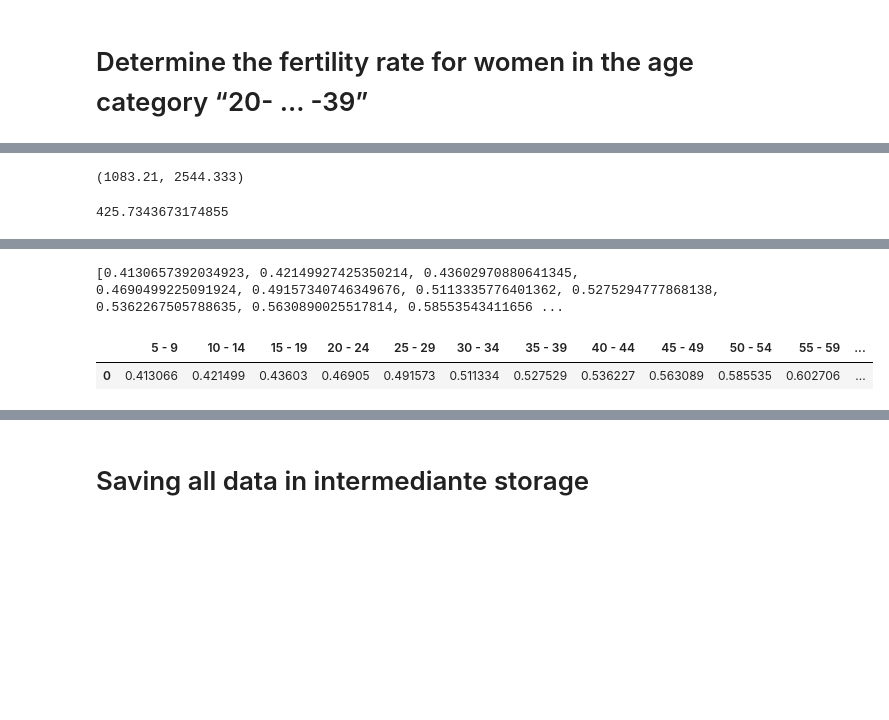
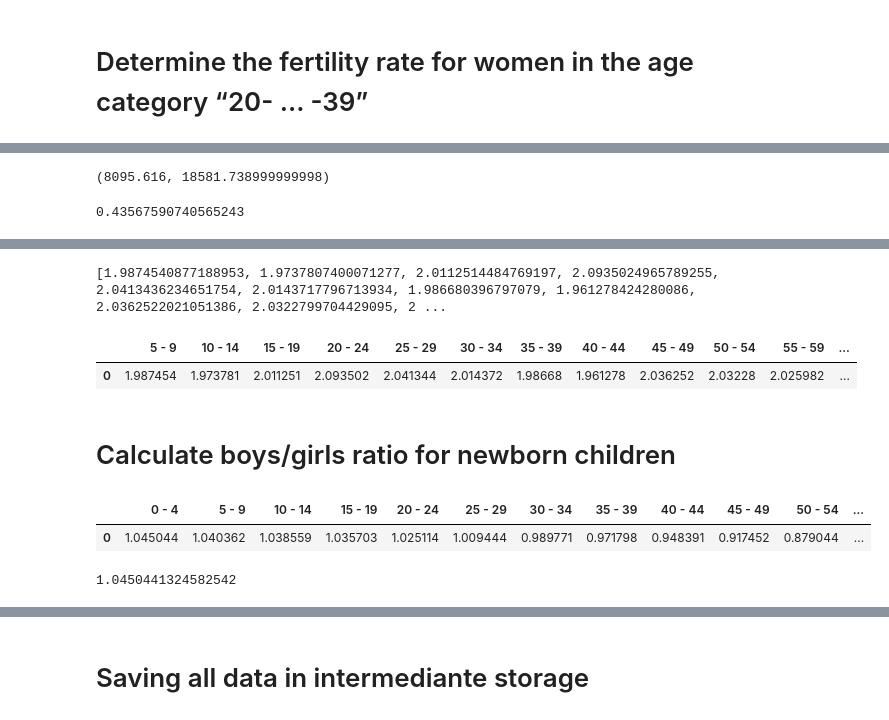
Before and after one commit to bogya345/DiscModel_labs, a Jupyter notebook: lab1.ipynb, the cells around one changed output, grey strips where cells are left out. Drawn from its saved outputs; the diff is of its cells as text; code cells hidden in the pictures; blank space fills up the shorter version.

```diff
--- a/lab1.ipynb
+++ b/lab1.ipynb
@@ -100,0 +174,3 @@ r1
+# %%
+dfem = d[ d.Sex=='f' ]
+dfem
@@ -216,18 +235,23 @@ d2
 def fertility(amount_births, amount_women):
     return ( amount_births / amount_women ) #* 1e3
 # %%
-amount_births = d2[ (d2['Reference_date']==2010) ]['0 - 4'].sum()
-amount_women = ( d2[ (d2['Reference_date']==2010) & (d2['Sex']=='f') ][['20 - 24','25 - 29','30 - 34','35 - 39']].sum() ).sum()
+# amount_births = d2[ (d2['Reference_date']==2010) ]['0 - 4'].sum()
+# amount_women = ( d2[ (d2['Reference_date']==2010) & (d2['Sex']=='f') ][['20 - 24','25 - 29','30 - 34','35 - 39']].sum() ).sum()
+
+amount_births = d['0 - 4'].sum()
+# amount_women = ( d[ (d['Sex']=='f') ][['20 - 24','25 - 29','30 - 34','35 - 39']].sum() ).sum()
+amount_women = ( dfem[['20 - 24','25 - 29','30 - 34','35 - 39']].sum() ).sum()
 
 amount_births, amount_women
 # %% [output]
-(1083.21, 2544.333)
+(8095.616, 18581.738999999998)
 # %%
-fertility(amount_births, amount_women)
+coef_fertility = fertility(amount_births, amount_women)
+coef_fertility
 # %% [output]
-425.7343673174855
+0.43567590740565243
 # %%
-popularities = pd.DataFrame([d2[cols2_period].sum()], columns=cols2_period)
+popularities = pd.DataFrame([d[cols_period].sum()], columns=cols_period)
 popularities
 # %% [output]
 |  | 0 - 4 | 5 - 9 | 10 - 14 | 15 - 19 | 20 - 24 | 25 - 29 | 30 - 34 | 35 - 39 | 40 - 44 | 45 - 49 | 50 - 54 | ... |
@@ -238,8 +262,8 @@ vals = popularities.values[0]
 tmp = []
 
 for i in range(1, len(vals)):
-    prev_births = vals[i-1] * 1e3
-    amount_women = df2[ df2['Sex']=='m' ][popularities.columns[i-1]].sum()
+    prev_births = vals[i-1] #* 1e3
+    amount_women = d[ d['Sex']=='m' ][popularities.columns[i-1]].sum()
     # print(amount_women, popularities.columns[i])
 
     births = vals[i]
@@ -250,10 +274,24 @@ for i in range(1, len(vals)):
 
 print(tmp)
 # %% [output]
-[0.4130657392034923, 0.42149927425350214, 0.43602970880641345, 0.4690499225091924, 0.49157340746349676, 0.5113335776401362, 0.5275294777868138, 0.5362267505788635, 0.5630890025517814, 0.58553543411656 ...
+[1.9874540877188953, 1.9737807400071277, 2.0112514484769197, 2.0935024965789255, 2.0413436234651754, 2.0143717796713934, 1.986680396797079, 1.961278424280086, 2.0362522021051386, 2.0322799704429095, 2 ...
 # %%
-r2 = pd.DataFrame([tmp], columns=cols2_period[1:])
+r2 = pd.DataFrame([tmp], columns=cols_period[1:])
 r2
 # %% [output]
 |  | 5 - 9 | 10 - 14 | 15 - 19 | 20 - 24 | 25 - 29 | 30 - 34 | 35 - 39 | 40 - 44 | 45 - 49 | 50 - 54 | 55 - 59 | ... |
-| 0 | 0.413066 | 0.421499 | 0.43603 | 0.46905 | 0.491573 | 0.511334 | 0.527529 | 0.536227 | 0.563089 | 0.585535 | 0.602706 | ... |
+| 0 | 1.987454 | 1.973781 | 2.011251 | 2.093502 | 2.041344 | 2.014372 | 1.98668 | 1.961278 | 2.036252 | 2.03228 | 2.025982 | ... |
+# %% [markdown]
+# Calculate boys/girls ratio for newborn children
+# %%
+tmp = d[ d['Sex'] == 'm' ][cols_period].sum() / d[ d['Sex'] == 'f' ][cols_period].sum()
+r3 = pd.DataFrame([tmp], columns=cols_period)
+r3
+# %% [output]
+|  | 0 - 4 | 5 - 9 | 10 - 14 | 15 - 19 | 20 - 24 | 25 - 29 | 30 - 34 | 35 - 39 | 40 - 44 | 45 - 49 | 50 - 54 | ... |
+| 0 | 1.045044 | 1.040362 | 1.038559 | 1.035703 | 1.025114 | 1.009444 | 0.989771 | 0.971798 | 0.948391 | 0.917452 | 0.879044 | ... |
+# %%
+coef_bg_ratio = r3['0 - 4'][0]
+coef_bg_ratio
+# %% [output]
+1.0450441324582542
```
Also changed, not shown: parts of 44 cells of this notebook, 3 other files.
